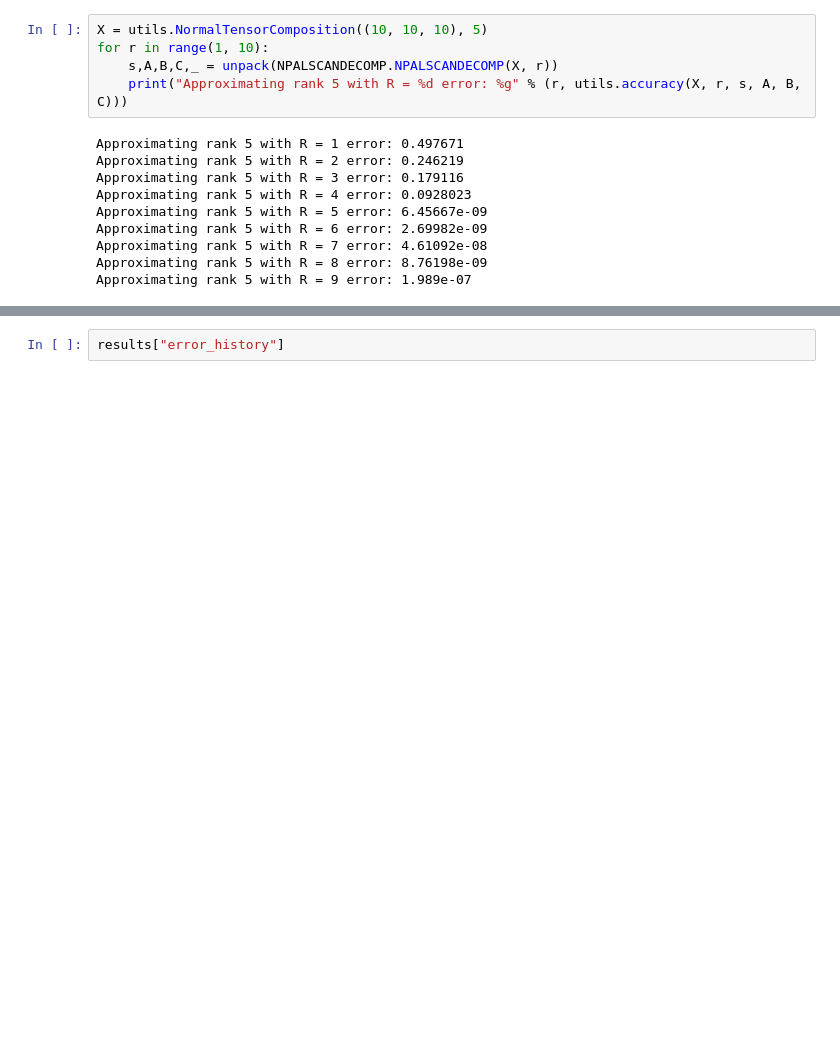
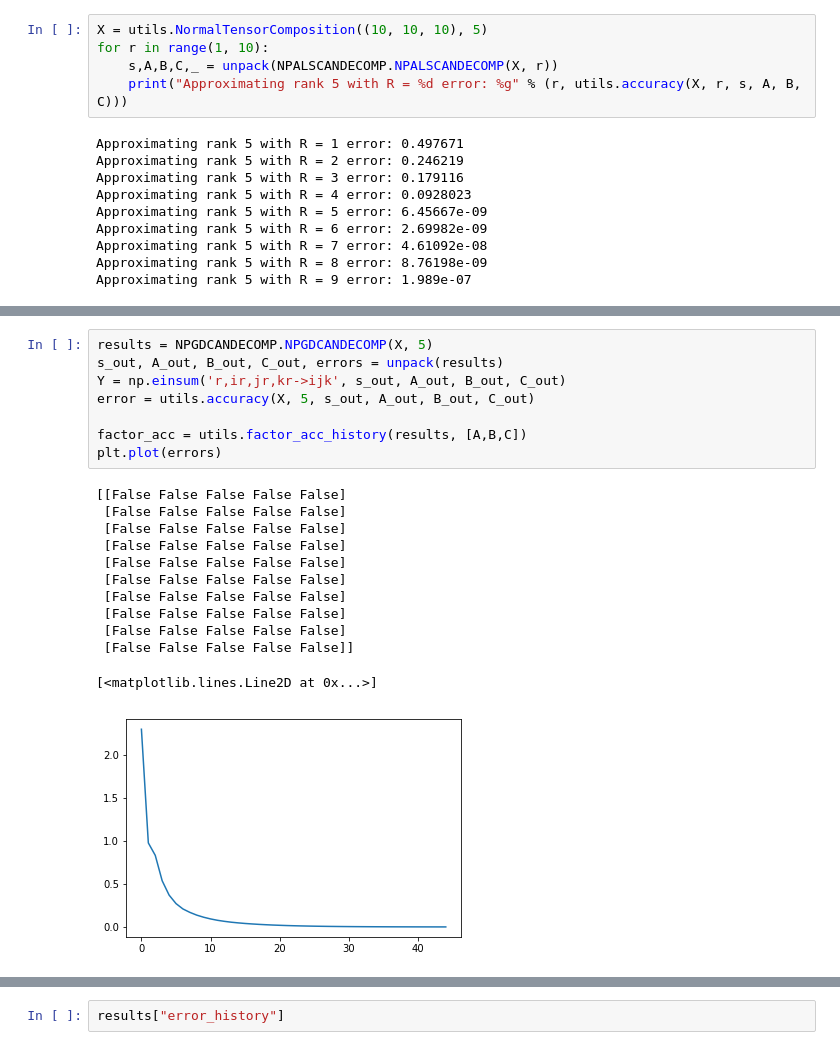
Before and after one commit to willow-ahrens/18.335FinalProject, a Jupyter notebook: NPALS_testing.ipynb, the cells around one changed output, grey strips where cells are left out. Saved outputs shown, nothing was run; the diff lists cells and outputs as text; blank space fills up the shorter version.

```diff
--- a/NPALS_testing.ipynb
+++ b/NPALS_testing.ipynb
@@ -102,0 +125,21 @@ plt.plot(errors)
+# %%
+results = NPGDCANDECOMP.NPGDCANDECOMP(X, 5)
+s_out, A_out, B_out, C_out, errors = unpack(results)
+Y = np.einsum('r,ir,jr,kr->ijk', s_out, A_out, B_out, C_out)
+error = utils.accuracy(X, 5, s_out, A_out, B_out, C_out)
+
+factor_acc = utils.factor_acc_history(results, [A,B,C])
+plt.plot(errors)
+# %% [output]
+[[False False False False False]
+ [False False False False False]
+ [False False False False False]
+ [False False False False False]
+ [False False False False False]
+ [False False False False False]
+ [False False False False False]
+ [False False False False False]
+ [False False False False False]
+ [False False False False False]]
+[<matplotlib.lines.Line2D at 0x...>]
+[figure, added]
```
Also changed, not shown: parts of 14 cells of this notebook, 3 other files.
